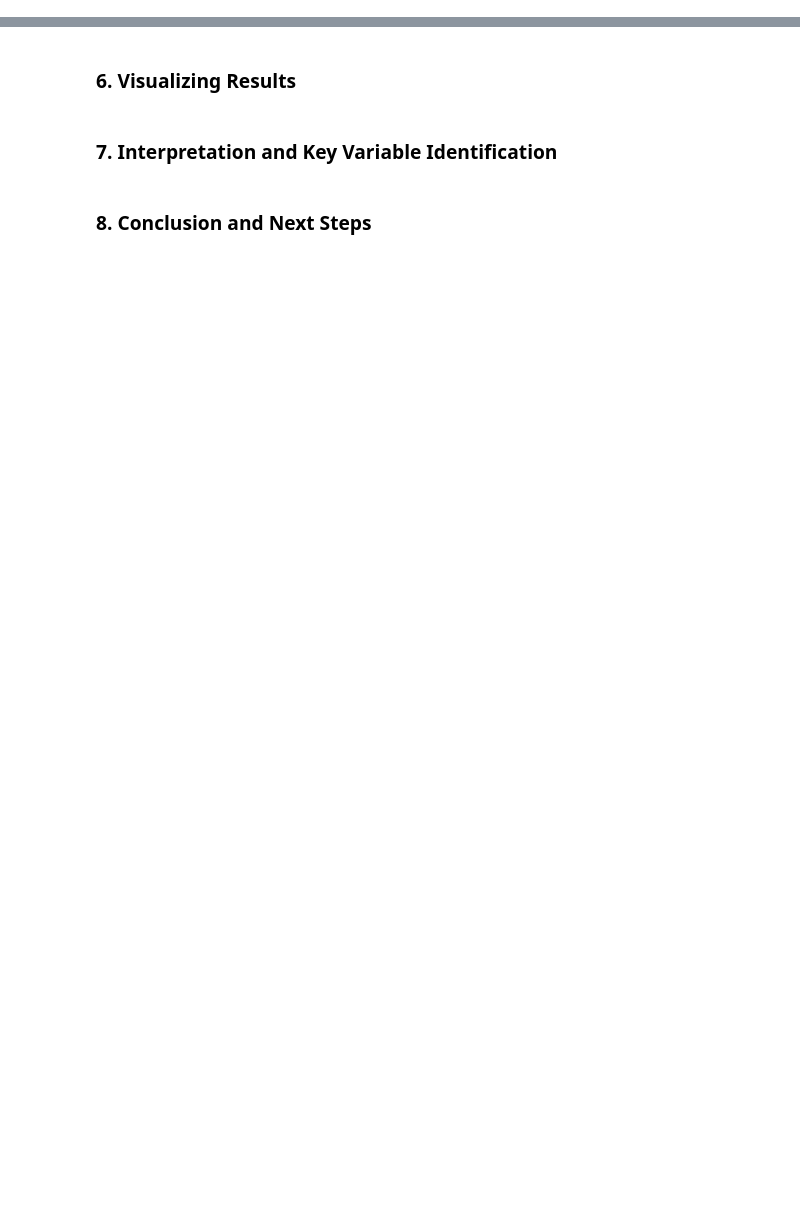
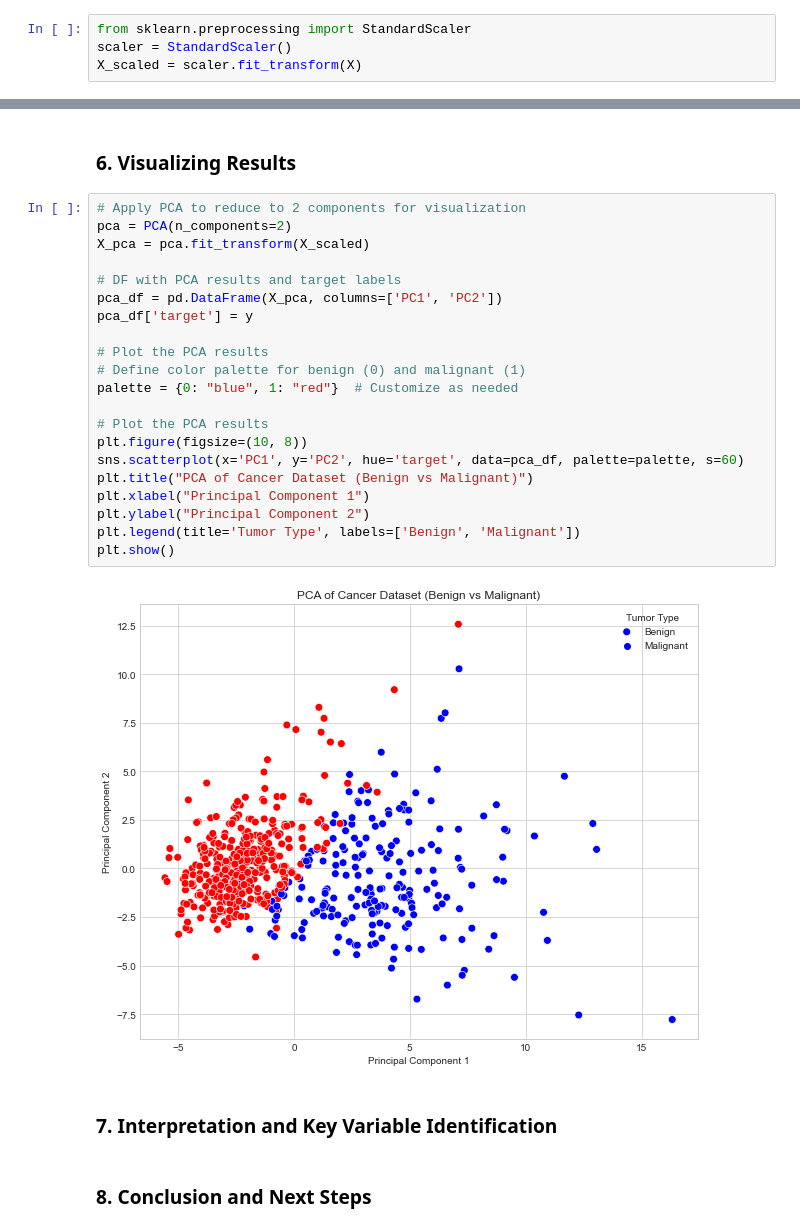
Before and after one commit to MugoDom/pca-anderson-cancer-center, a Jupyter notebook: pca_analysis.ipynb, the cells around one changed output, grey strips where cells are left out. Cells and saved outputs as stored; diff of their text form; blank space fills up the shorter version.

```diff
--- a/pca_analysis.ipynb
+++ b/pca_analysis.ipynb
@@ -259,0 +205,4 @@ plot_correlation_heatmap(scaled_df)
+# %%
+from sklearn.preprocessing import StandardScaler
+scaler = StandardScaler()
+X_scaled = scaler.fit_transform(X)
@@ -260,5 +225,28 @@ plot_correlation_heatmap(scaled_df)
 # %% [markdown]
 ### 6. Visualizing Results
+# %%
+# Apply PCA to reduce to 2 components for visualization
+pca = PCA(n_components=2)
+X_pca = pca.fit_transform(X_scaled)
+
+# DF with PCA results and target labels
+pca_df = pd.DataFrame(X_pca, columns=['PC1', 'PC2'])
+pca_df['target'] = y
+
+# Plot the PCA results
+# Define color palette for benign (0) and malignant (1)
+palette = {0: "blue", 1: "red"}  # Customize as needed
+
+# Plot the PCA results
+plt.figure(figsize=(10, 8))
+sns.scatterplot(x='PC1', y='PC2', hue='target', data=pca_df, palette=palette, s=60)
+plt.title("PCA of Cancer Dataset (Benign vs Malignant)")
+plt.xlabel("Principal Component 1")
+plt.ylabel("Principal Component 2")
+plt.legend(title='Tumor Type', labels=['Benign', 'Malignant'])
+plt.show()
+# %% [output]
+[figure, added]
 # %% [markdown]
 ### 7. Interpretation and Key Variable Identification
 # %% [markdown]
```
Also changed, not shown: parts of 12 cells of this notebook.
